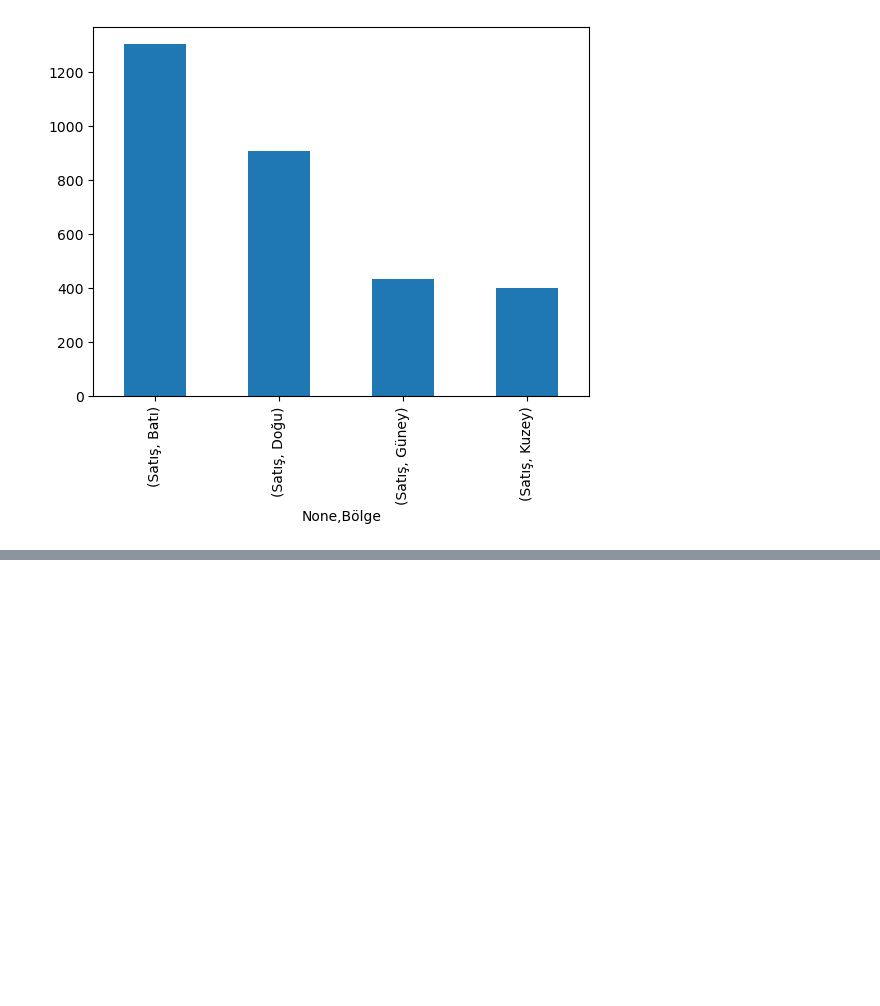
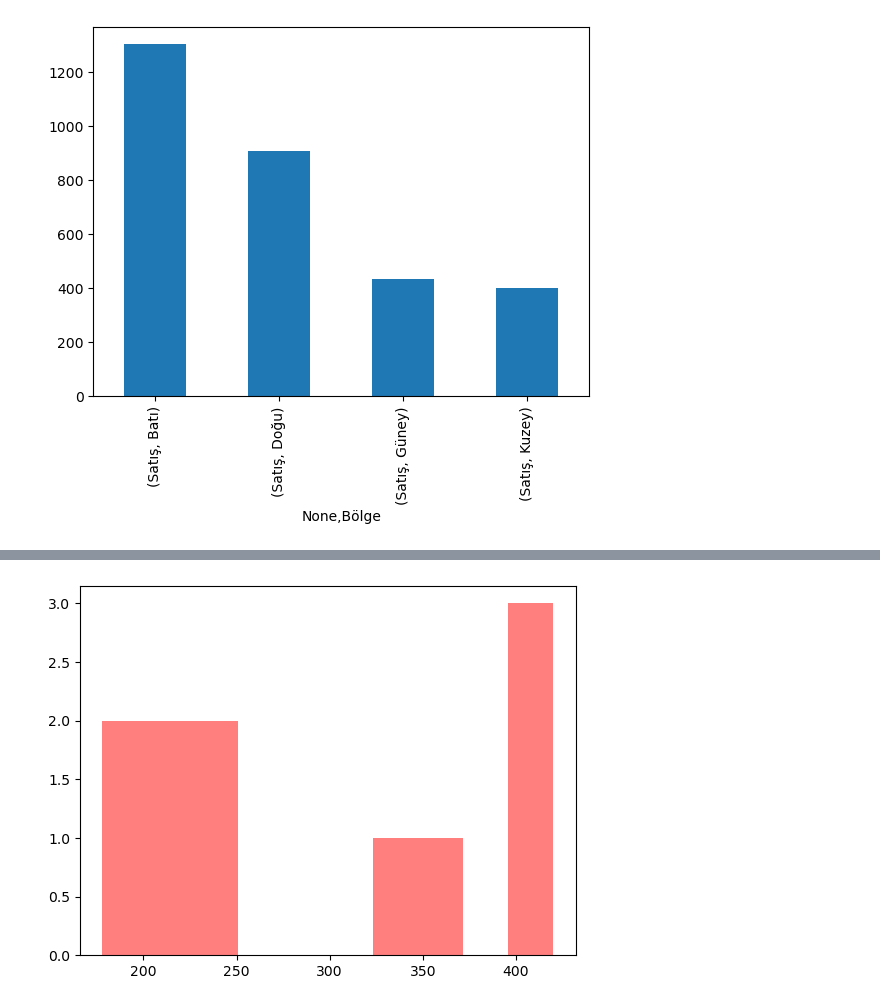
Before and after one commit to mustafacelik-86/expert-octo-journey, a Jupyter notebook: Data Visualization Classes.ipynb, the cells around one changed output, grey strips where cells are left out. Cells and saved outputs as stored; diff of their text form; code cells hidden in the pictures; blank space fills up the shorter version.

```diff
--- a/Data Visualization Classes.ipynb
+++ b/Data Visualization Classes.ipynb
@@ -1007,0 +1031,6 @@ plt.show()
+# %%
+#bin parametresi kaç tane kutuya bölünmesini istediğimizi gösterir
+plt.hist(df["Satış"], bins = 10, alpha = 0.5, color = "red")
+plt.show()
+# %% [output]
+[figure, added]
```
Also changed, not shown: parts of 17 cells of this notebook.
